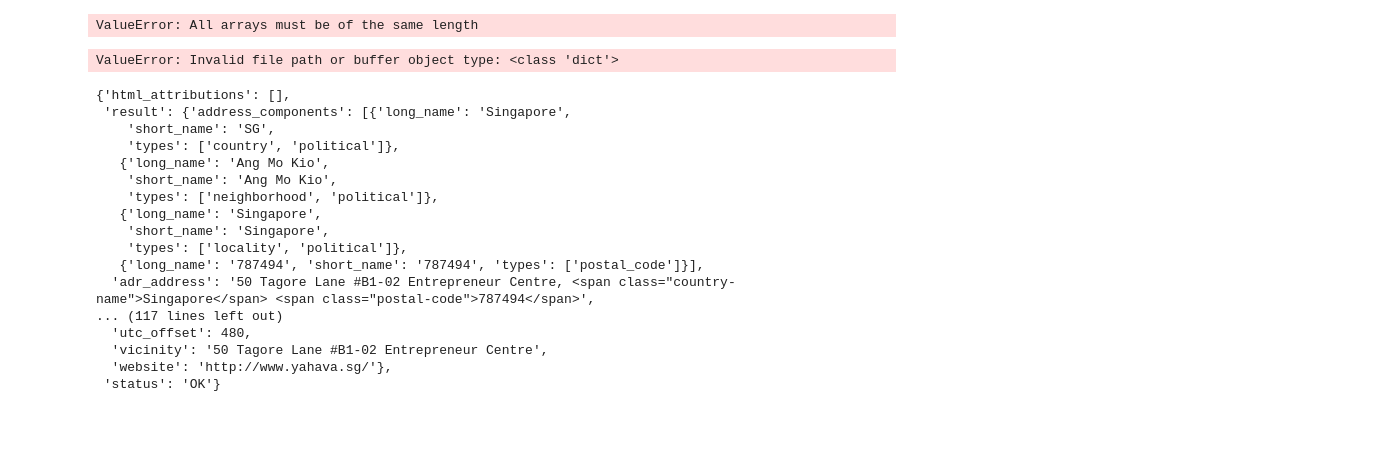
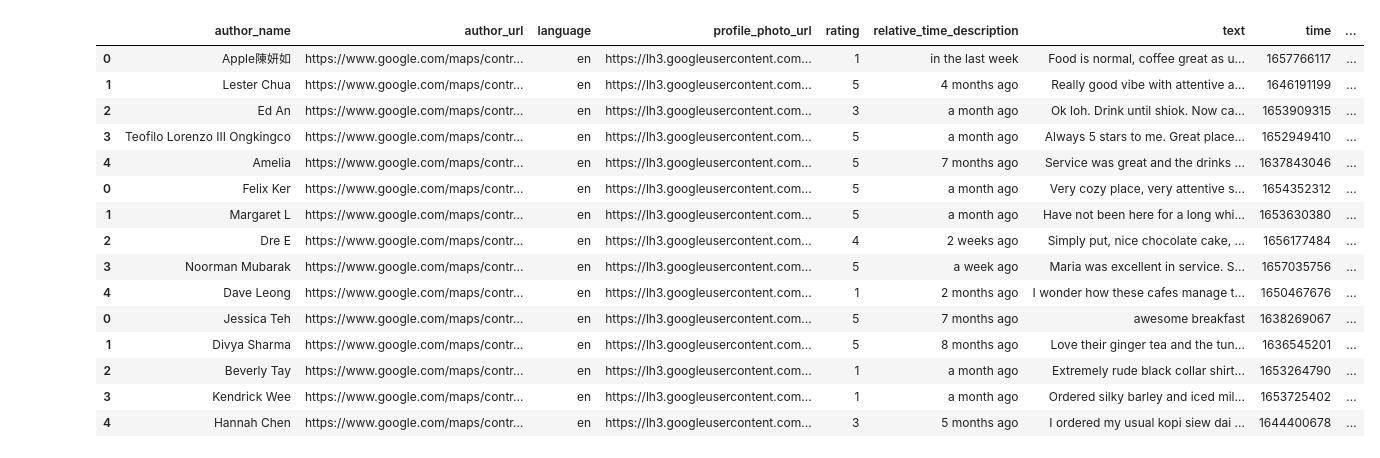
Before and after one commit to vinclyc/kopi-latte, a Jupyter notebook: notebooks/places_api.ipynb, the cells around one changed output. Cells and saved outputs as stored; diff of their text form; code cells hidden in the pictures; blank space fills up the shorter version.

Commit message:
Added in Places API py script & notebook

```diff
--- a/notebooks/places_api.ipynb
+++ b/notebooks/places_api.ipynb
@@ -22,0 +19,8 @@ response_2 = gmaps.places(page_token=response.get('next_page_token'))
+# %%
+# Search for places using query
+response = gmaps.places(query='kopi in orchard')
+
+# Parse results & normalise into df
+results_json = response.get('results')
+df1 = pd.json_normalize(results_json)
+df1
@@ -22,0 +167,8 @@ response_2 = gmaps.places(page_token=response.get('next_page_token'))
+# %%
+# Get place info using place_id
+place_id = df1.loc[1, 'place_id']
+
+# Get plac
+response = gmaps.place(place_id)
+
+response.get('result')
@@ -77,29 +225,33 @@ response_3
-# %%
-pd.DataFrame(response.get('result'))
-# %% [output]
-ValueError: All arrays must be of the same length
-# %%
-import pandas as pd
-pd.read_json(response.get('result'))
-# %% [output]
-ValueError: Invalid file path or buffer object type: <class 'dict'>
-# %%
-response
-# %% [output]
-{'html_attributions': [],
- 'result': {'address_components': [{'long_name': 'Singapore',
-    'short_name': 'SG',
-    'types': ['country', 'political']},
-   {'long_name': 'Ang Mo Kio',
-    'short_name': 'Ang Mo Kio',
-    'types': ['neighborhood', 'political']},
-   {'long_name': 'Singapore',
-    'short_name': 'Singapore',
-    'types': ['locality', 'political']},
-   {'long_name': '787494', 'short_name': '787494', 'types': ['postal_code']}],
-  'adr_address': '50 Tagore Lane #B1-02 Entrepreneur Centre, <span class="country-name">Singapore</span> <span class="postal-code">787494</span>',
-... (117 lines left out)
-  'utc_offset': 480,
-  'vicinity': '50 Tagore Lane #B1-02 Entrepreneur Centre',
-  'website': 'http://www.yahava.sg/'},
- 'status': 'OK'}
+# %%
+place_id_list = df1.loc[1:3, 'place_id']
+
+df5_list = []
+
+i = 1
+
+for place_id in place_id_list:
+    response = gmaps.place(place_id)
+    reviews_df = pd.json_normalize(response.get('result').get('reviews'))
+    reviews_df['place_id'] = response.get('result').get('place_id')
+
+    df5_list.append(reviews_df)
+    i += 1
+# %%
+pd.concat(df5_list)
+# %% [output]
+|  | author_name | author_url | language | profile_photo_url | rating | relative_time_description | text | time | ... |
+| 0 | Apple陳妍如 | https://www.google.com/maps/contr... | en | https://lh3.googleusercontent.com... | 1 | in the last week | Food is normal, coffee great as u... | 1657766117 | ... |
+| 1 | Lester Chua | https://www.google.com/maps/contr... | en | https://lh3.googleusercontent.com... | 5 | 4 months ago | Really good vibe with attentive a... | 1646191199 | ... |
+| 2 | Ed An | https://www.google.com/maps/contr... | en | https://lh3.googleusercontent.com... | 3 | a month ago | Ok loh. Drink until shiok. Now ca... | 1653909315 | ... |
+| 3 | Teofilo Lorenzo III Ongkingco | https://www.google.com/maps/contr... | en | https://lh3.googleusercontent.com... | 5 | a month ago | Always 5 stars to me. Great place... | 1652949410 | ... |
+| 4 | Amelia | https://www.google.com/maps/contr... | en | https://lh3.googleusercontent.com... | 5 | 7 months ago | Service was great and the drinks ... | 1637843046 | ... |
+| 0 | Felix Ker | https://www.google.com/maps/contr... | en | https://lh3.googleusercontent.com... | 5 | a month ago | Very cozy place, very attentive s... | 1654352312 | ... |
+| 1 | Margaret L | https://www.google.com/maps/contr... | en | https://lh3.googleusercontent.com... | 5 | a month ago | Have not been here for a long whi... | 1653630380 | ... |
+| 2 | Dre E | https://www.google.com/maps/contr... | en | https://lh3.googleusercontent.com... | 4 | 2 weeks ago | Simply put, nice chocolate cake, ... | 1656177484 | ... |
+| 3 | Noorman Mubarak | https://www.google.com/maps/contr... | en | https://lh3.googleusercontent.com... | 5 | a week ago | Maria was excellent in service. S... | 1657035756 | ... |
+| 4 | Dave Leong | https://www.google.com/maps/contr... | en | https://lh3.googleusercontent.com... | 1 | 2 months ago | I wonder how these cafes manage t... | 1650467676 | ... |
+| 0 | Jessica Teh | https://www.google.com/maps/contr... | en | https://lh3.googleusercontent.com... | 5 | 7 months ago | awesome breakfast | 1638269067 | ... |
+| 1 | Divya Sharma | https://www.google.com/maps/contr... | en | https://lh3.googleusercontent.com... | 5 | 8 months ago | Love their ginger tea and the tun... | 1636545201 | ... |
+| 2 | Beverly Tay | https://www.google.com/maps/contr... | en | https://lh3.googleusercontent.com... | 1 | a month ago | Extremely rude black collar shirt... | 1653264790 | ... |
+| 3 | Kendrick Wee | https://www.google.com/maps/contr... | en | https://lh3.googleusercontent.com... | 1 | a month ago | Ordered silky barley and iced mil... | 1653725402 | ... |
+| 4 | Hannah Chen | https://www.google.com/maps/contr... | en | https://lh3.googleusercontent.com... | 3 | 5 months ago | I ordered my usual kopi siew dai ... | 1644400678 | ... |
```
Also changed, not shown: parts of 26 cells of this notebook, 2 other files.
